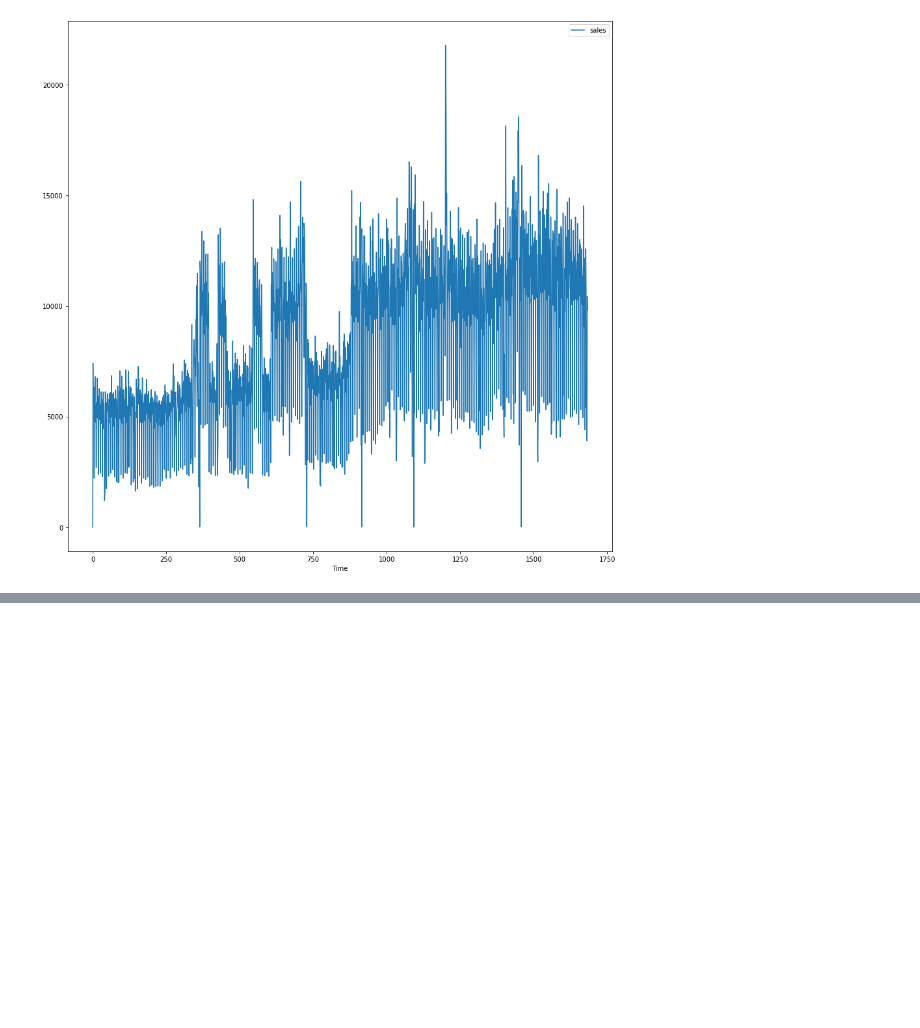
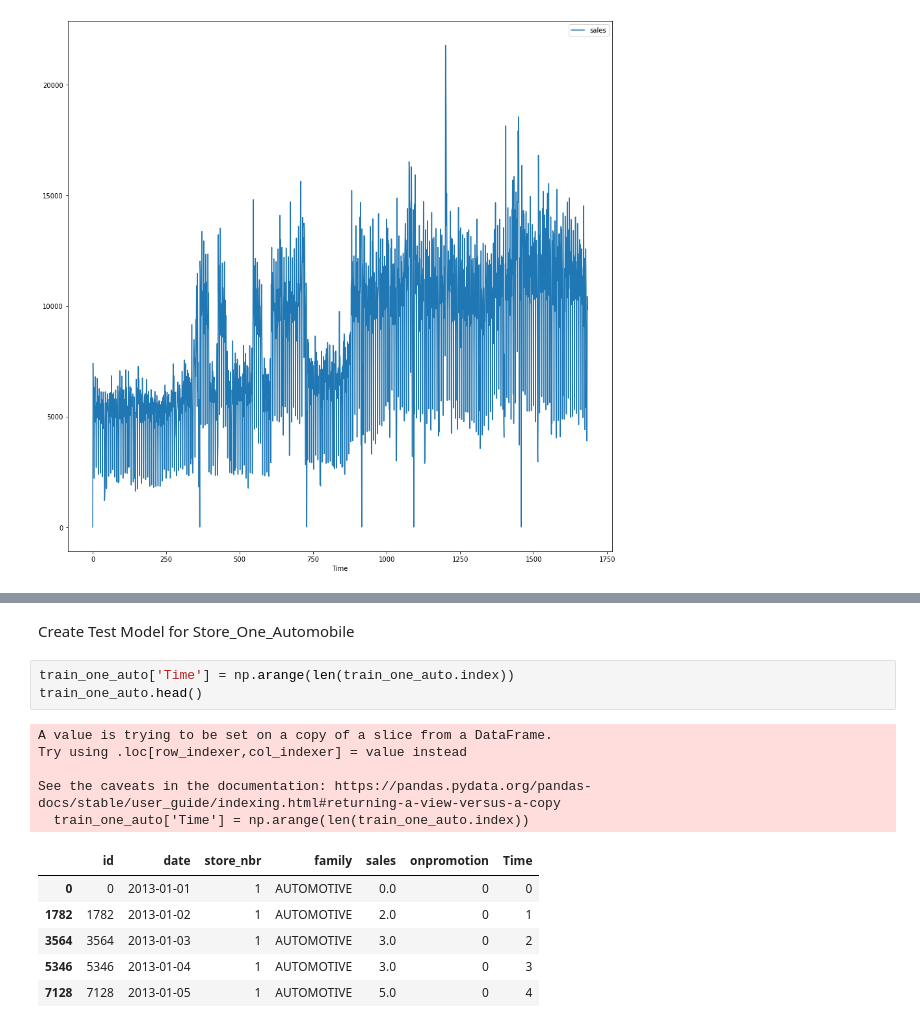
Before and after one commit to AnthonyWilson1/Store-Sales-Time-Series, a Jupyter notebook: TimeSeriesVisuals.ipynb, the cells around one changed output, grey strips where cells are left out. Cells and saved outputs as stored; diff of their text form; blank space fills up the shorter version.

```diff
--- a/TimeSeriesVisuals.ipynb
+++ b/TimeSeriesVisuals.ipynb
@@ -230,0 +262,17 @@ sales_one_df.plot(x="Time")
+# %% [markdown]
+Create Test Model for Store_One_Automobile
+# %%
+train_one_auto['Time'] = np.arange(len(train_one_auto.index))
+train_one_auto.head()
+# %% [output]
+A value is trying to be set on a copy of a slice from a DataFrame.
+Try using .loc[row_indexer,col_indexer] = value instead
+
+See the caveats in the documentation: https://pandas.pydata.org/pandas-docs/stable/user_guide/indexing.html#returning-a-view-versus-a-copy
+  train_one_auto['Time'] = np.arange(len(train_one_auto.index))
+|  | id | date | store_nbr | family | sales | onpromotion | Time |
+| 0 | 0 | 2013-01-01 | 1 | AUTOMOTIVE | 0.0 | 0 | 0 |
+| 1782 | 1782 | 2013-01-02 | 1 | AUTOMOTIVE | 2.0 | 0 | 1 |
+| 3564 | 3564 | 2013-01-03 | 1 | AUTOMOTIVE | 3.0 | 0 | 2 |
+| 5346 | 5346 | 2013-01-04 | 1 | AUTOMOTIVE | 3.0 | 0 | 3 |
+| 7128 | 7128 | 2013-01-05 | 1 | AUTOMOTIVE | 5.0 | 0 | 4 |
```
Also changed, not shown: parts of 8 cells of this notebook, 1 other file.
